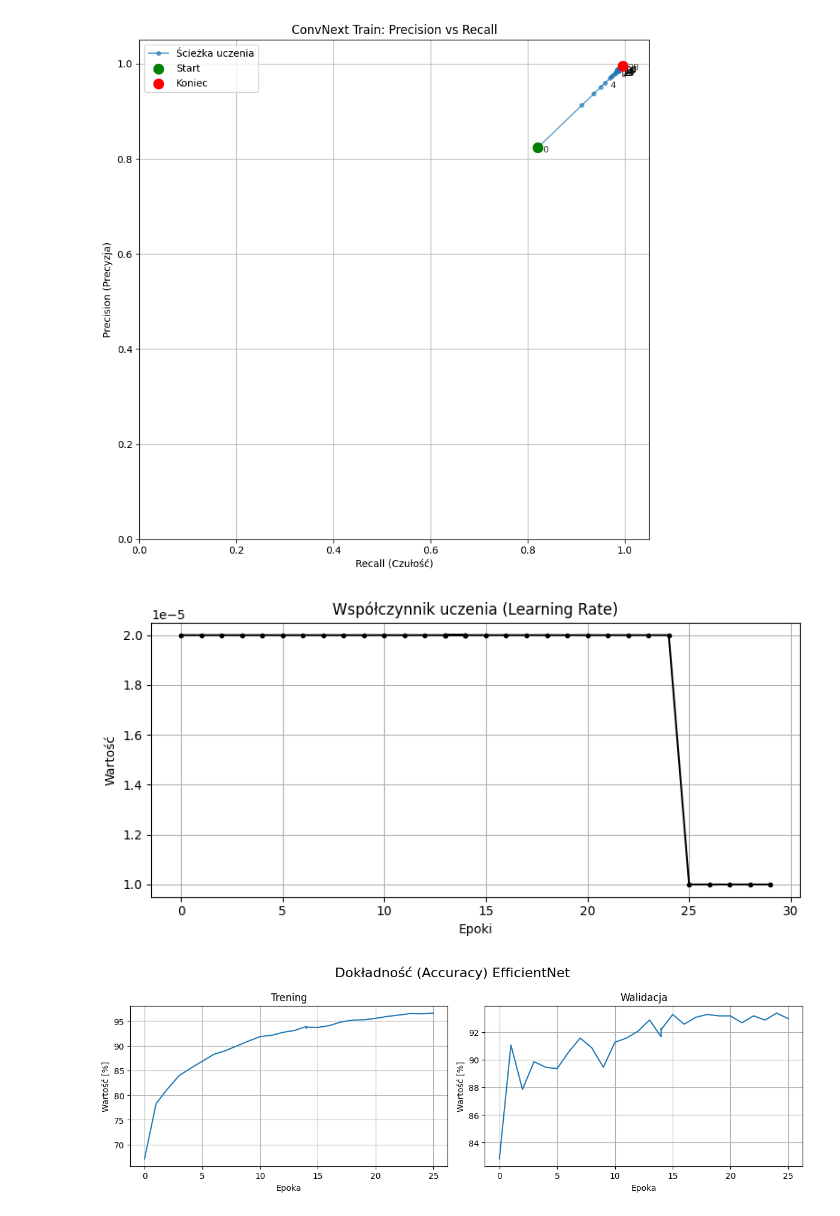
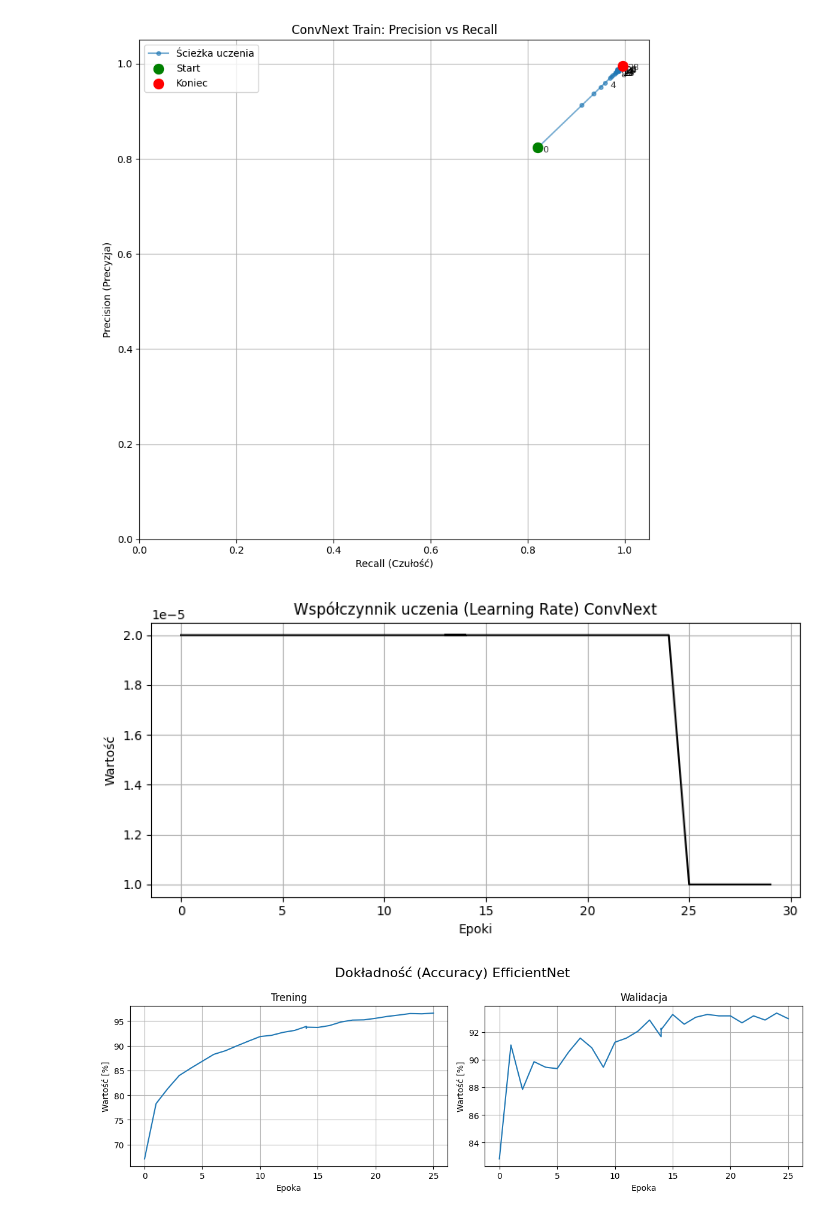
Before and after one commit to mszczesniak02/bachlor_backup, a Jupyter notebook: src/quick_tests/tensor_plotter.ipynb, the cells around one changed output. Cells and saved outputs as stored; diff of their text form; code cells hidden in the pictures.

```diff
--- a/src/quick_tests/tensor_plotter.ipynb
+++ b/src/quick_tests/tensor_plotter.ipynb
@@ -157,9 +182,9 @@ plot_pr_trajectory(conv_pre_train, conv_rec_train, title="ConvNext Train: Precis
 [figure]
 # %%
 x,y = extract_csv(conv_lr, "Step", "Value")
-plot_one(x,y,"k.-", "Współczynnik uczenia (Learning Rate)", "Epoki", "Wartość")
+plot_one(x,y,"k-", "Współczynnik uczenia (Learning Rate) ConvNext", "Epoki", "Wartość")
 # %% [output]
-[figure, old version]
+[figure, new version]
 # %%
 x,y = extract_csv(conv_lr, "Step", "Value")
 plot_one(x,y,"k.-", "Współczynnik uczenia (Learning Rate)", "Epoki", "Wartość")
```
Also changed, not shown: parts of 7 cells of this notebook, 33 other files.
